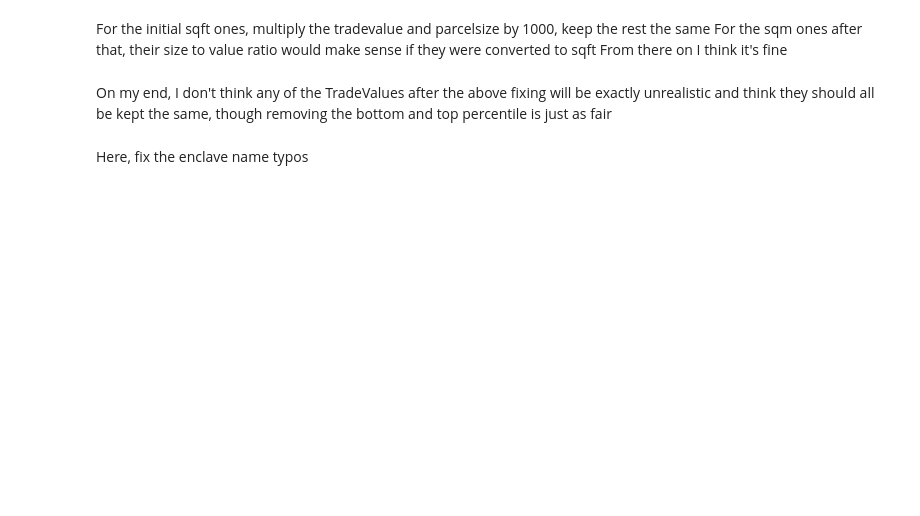
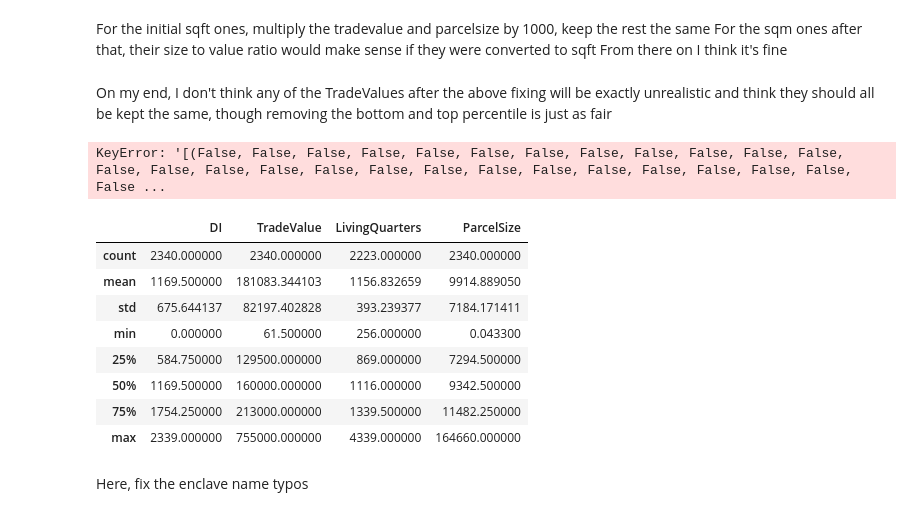
Before and after one commit to RaineScarlett/dsreport, a Jupyter notebook: iteration1.ipynb, the cells around one changed output. Cells and saved outputs as stored; diff of their text form; code cells hidden in the pictures; blank space fills up the shorter version.

```diff
--- a/iteration1.ipynb
+++ b/iteration1.ipynb
@@ -273,6 +273,22 @@ From there on I think it's fine
 # %% [markdown]
 On my end, I don't think any of the TradeValues after the above fixing will be exactly unrealistic and think they
 should all be kept the same, though removing the bottom and top percentile is just as fair
+# %%
+df['TradeValue'] = df.drop([df['TradeValue'] >= 700000])
+# %% [output]
+KeyError: '[(False, False, False, False, False, False, False, False, False, False, False, False, False, False, False, False, False, False, False, False, False, False, False, False, False, False, False ...
+# %%
+df.describe()
+# %% [output]
+|  | DI | TradeValue | LivingQuarters | ParcelSize |
+| count | 2340.000000 | 2340.000000 | 2223.000000 | 2340.000000 |
+| mean | 1169.500000 | 181083.344103 | 1156.832659 | 9914.889050 |
+| std | 675.644137 | 82197.402828 | 393.239377 | 7184.171411 |
+| min | 0.000000 | 61.500000 | 256.000000 | 0.043300 |
+| 25% | 584.750000 | 129500.000000 | 869.000000 | 7294.500000 |
+| 50% | 1169.500000 | 160000.000000 | 1116.000000 | 9342.500000 |
+| 75% | 1754.250000 | 213000.000000 | 1339.500000 | 11482.250000 |
+| max | 2339.000000 | 755000.000000 | 4339.000000 | 164660.000000 |
 # %% [markdown]
 Here, fix the enclave name typos
 # %%
```
Also changed, not shown: parts of 16 cells of this notebook.
